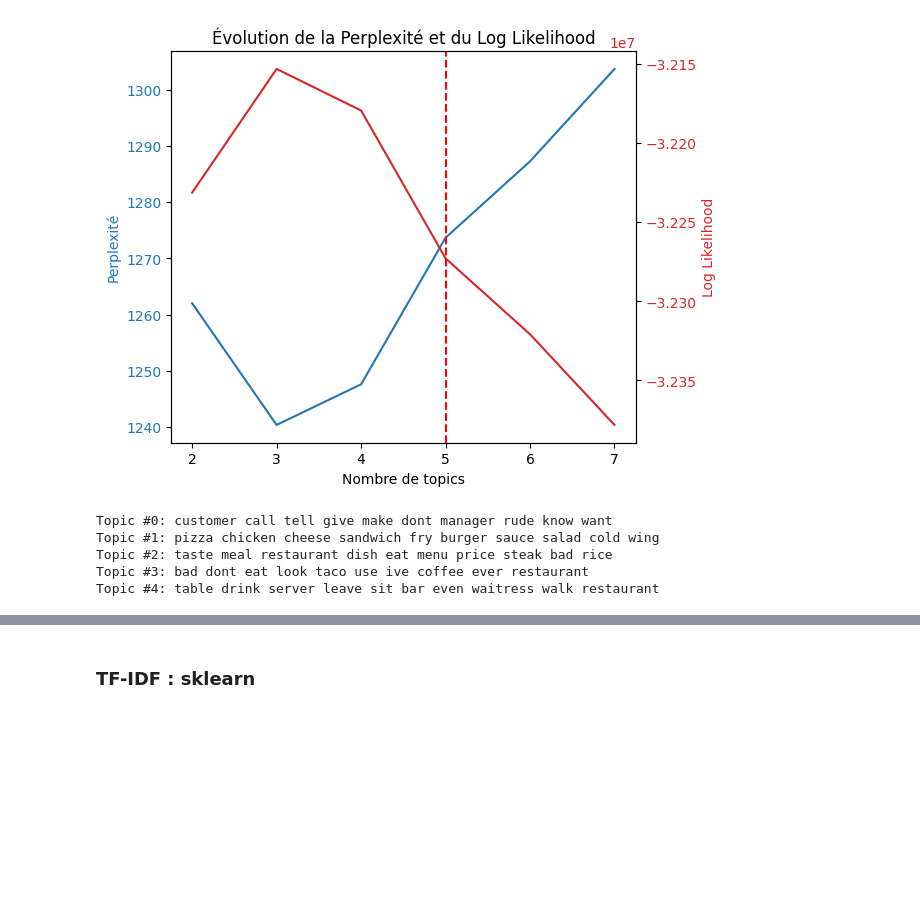
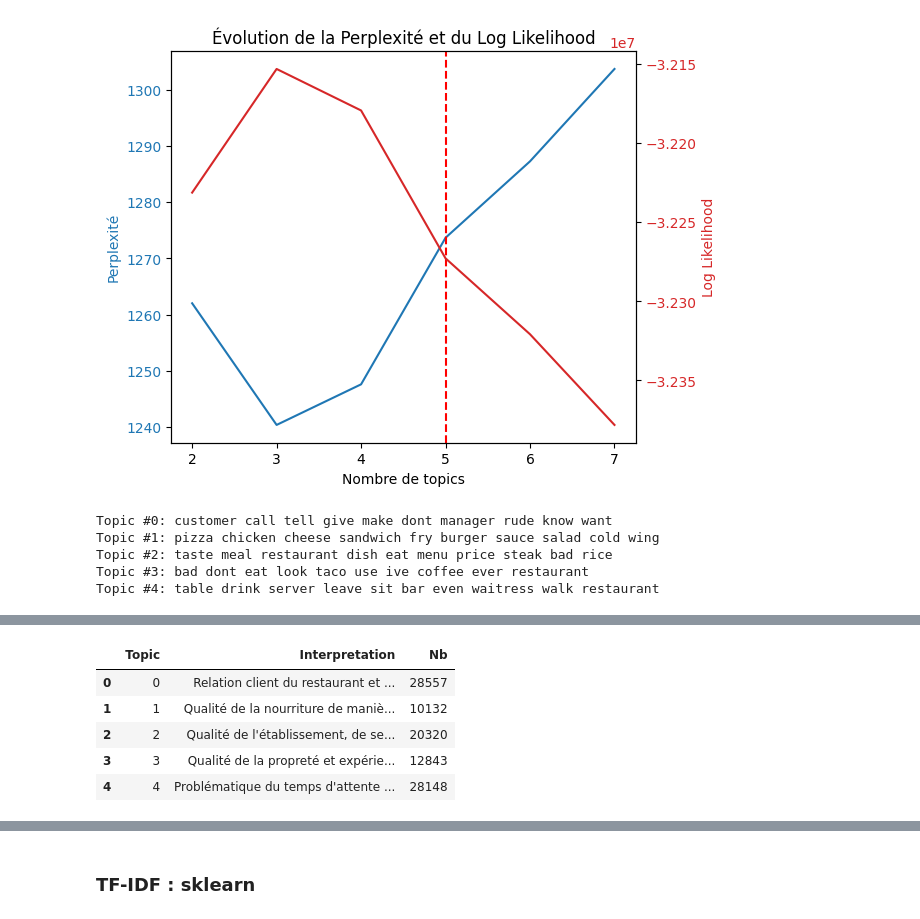
Before and after one commit to MatTheAnalyst/Improve-your-AI-product, a Jupyter notebook: notebooks/EDA_modeling.ipynb, the cells around one changed output, grey strips where cells are left out. Cells and saved outputs as stored; diff of their text form; code cells hidden in the pictures; blank space fills up the shorter version.

```diff
--- a/notebooks/EDA_modeling.ipynb
+++ b/notebooks/EDA_modeling.ipynb
@@ -260,0 +210,23 @@ Interprétation des topics :
+# %%
+config = {
+    'model_path': "../src/models/lda_model.pkl",
+    'vectorizer_path': "../src/models/vectorizer.pkl",
+    'top_words': top_words,
+    'interpreted_topics': dic_topics
+}
+try:
+    pipeline = PipelineLDA(config)
+    raw_data = review_sample['text']
+    preprocessed_data = pipeline.preprocess_data(raw_data)
+    transformed_data = pipeline.transform_data(preprocessed_data)
+    most_probable_topics, topic_probabilities = pipeline.predict_topics(transformed_data)
+    # Numpy value counts
+    unique, counts = np.unique(most_probable_topics, return_counts=True)
+    topic_distribution = pd.DataFrame((unique, counts)).T
+    topic_distribution.rename(columns={topic_distribution.columns[0]: "Topic",
+                                    topic_distribution.columns[1]: "Nb"}, inplace=True)
+    topic_interpretation = topic_distribution["Topic"].map(pipeline.interpreted_topics)
+    topic_distribution.insert(loc=1, column="Interpretation", value=topic_interpretation)
+    print(topic_distribution)
+except ValueError as e:
+    print(f"Error : {e}")
@@ -260,0 +243,9 @@ Interprétation des topics :
+# %%
+topic_distribution
+# %% [output]
+|  | Topic | Interpretation | Nb |
+| 0 | 0 | Relation client du restaurant et ... | 28557 |
+| 1 | 1 | Qualité de la nourriture de maniè... | 10132 |
+| 2 | 2 | Qualité de l'établissement, de se... | 20320 |
+| 3 | 3 | Qualité de la propreté et expérie... | 12843 |
+| 4 | 4 | Problématique du temps d'attente ... | 28148 |
```
Also changed, not shown: parts of 40 cells of this notebook, 9 other files.
